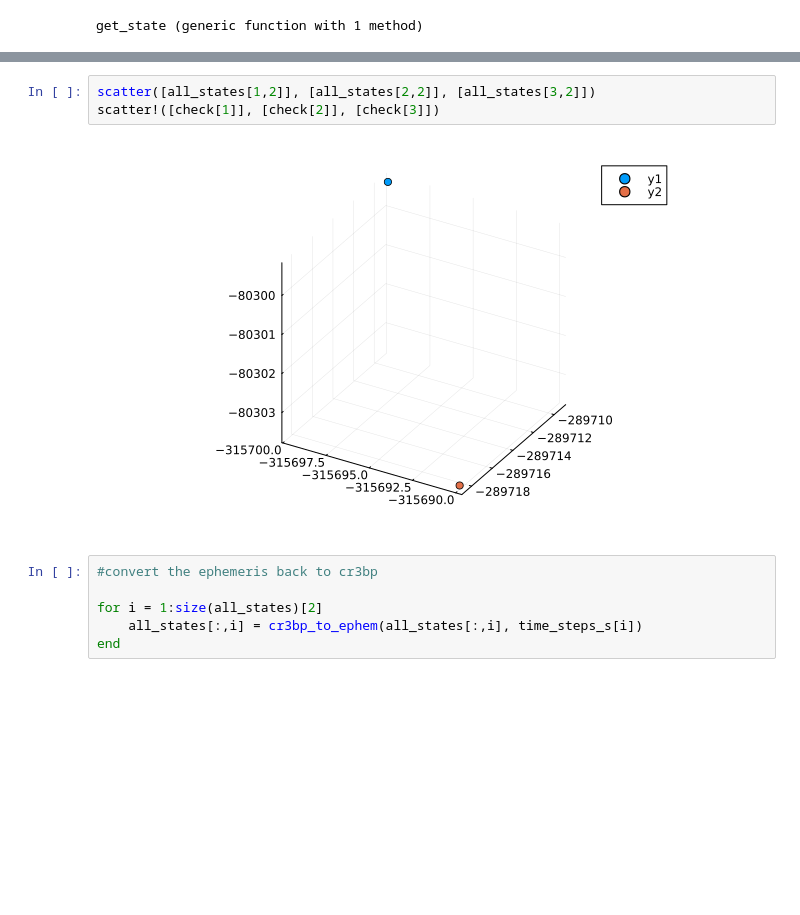
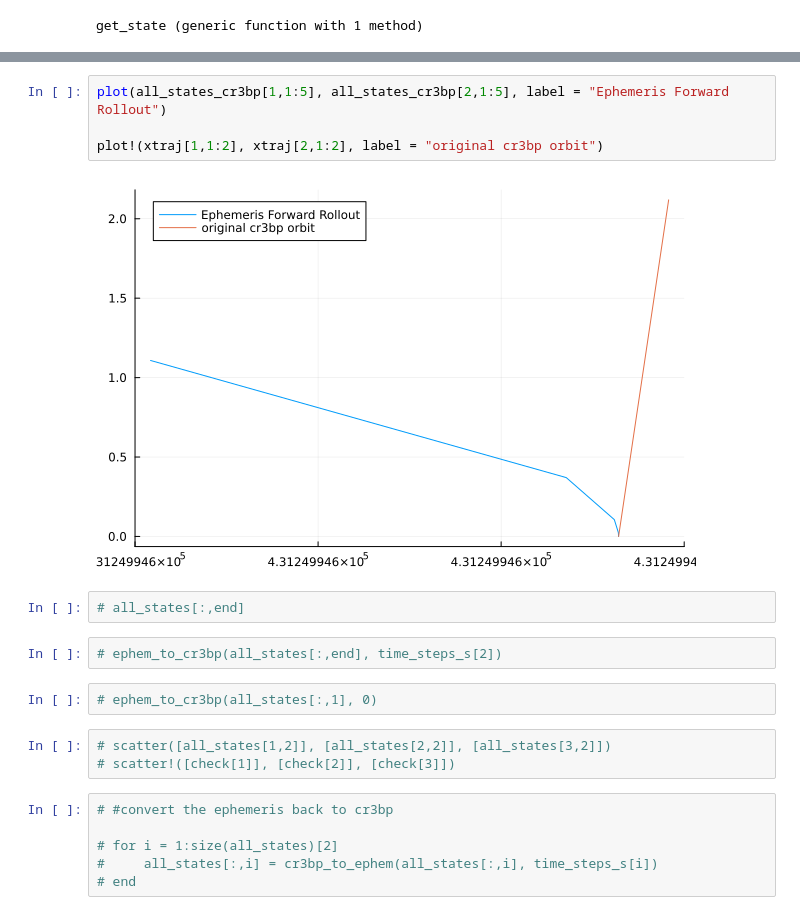
Before and after one commit to vegaf1/convex_mpc_stationkeeping, a Jupyter notebook: ephemeris_transformation.ipynb, the cells around one changed output, grey strips where cells are left out. Drawn from its saved outputs; the diff is of its cells as text; blank space fills up the shorter version.

```diff
--- a/ephemeris_transformation.ipynb
+++ b/ephemeris_transformation.ipynb
@@ -339,14 +554,24 @@ all_states[:,2]
+# %%
+plot(all_states_cr3bp[1,1:5], all_states_cr3bp[2,1:5], label = "Ephemeris Forward Rollout")
+
+plot!(xtraj[1,1:2], xtraj[2,1:2], label = "original cr3bp orbit")
+# %% [output]
+[figure, added]
+# %%
+# all_states[:,end]
+# %%
+# ephem_to_cr3bp(all_states[:,end], time_steps_s[2])
+# %%
+# ephem_to_cr3bp(all_states[:,1], 0)
 # %%
-scatter([all_states[1,2]], [all_states[2,2]], [all_states[3,2]])
-scatter!([check[1]], [check[2]], [check[3]])
+# scatter([all_states[1,2]], [all_states[2,2]], [all_states[3,2]])
+# scatter!([check[1]], [check[2]], [check[3]])
-# %% [output]
-[figure, removed]
 # %%
-#convert the ephemeris back to cr3bp
+# #convert the ephemeris back to cr3bp
 
-for i = 1:size(all_states)[2]
-    all_states[:,i] = cr3bp_to_ephem(all_states[:,i], time_steps_s[i])
-end
+# for i = 1:size(all_states)[2]
+#     all_states[:,i] = cr3bp_to_ephem(all_states[:,i], time_steps_s[i])
+# end
 # %%
 #tried one timestep and it is in the correct direction. (this is with the regular km s dynamics) Maybe
 #do the same test with the scaled dynamics (just one step) and see if it works. Get x traj at fixed time_steps
```
Also changed, not shown: parts of 36 cells of this notebook, 1 other file.
